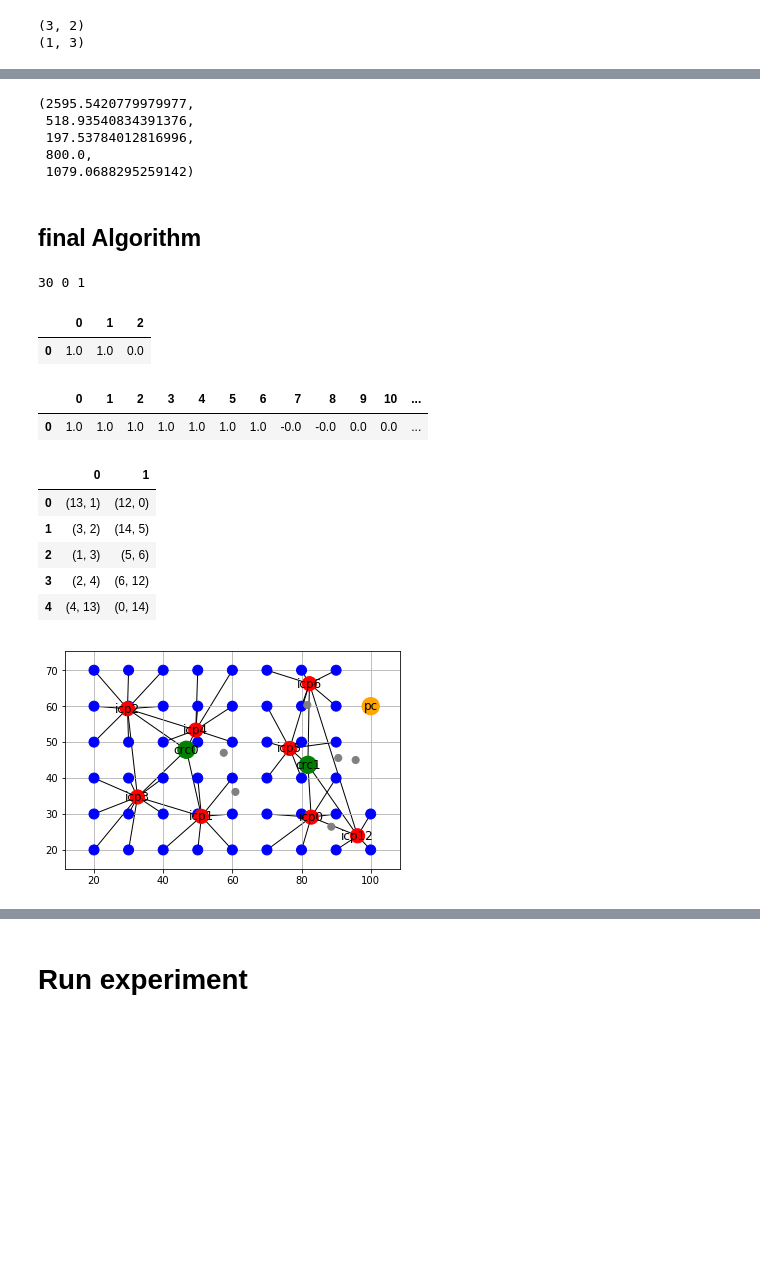
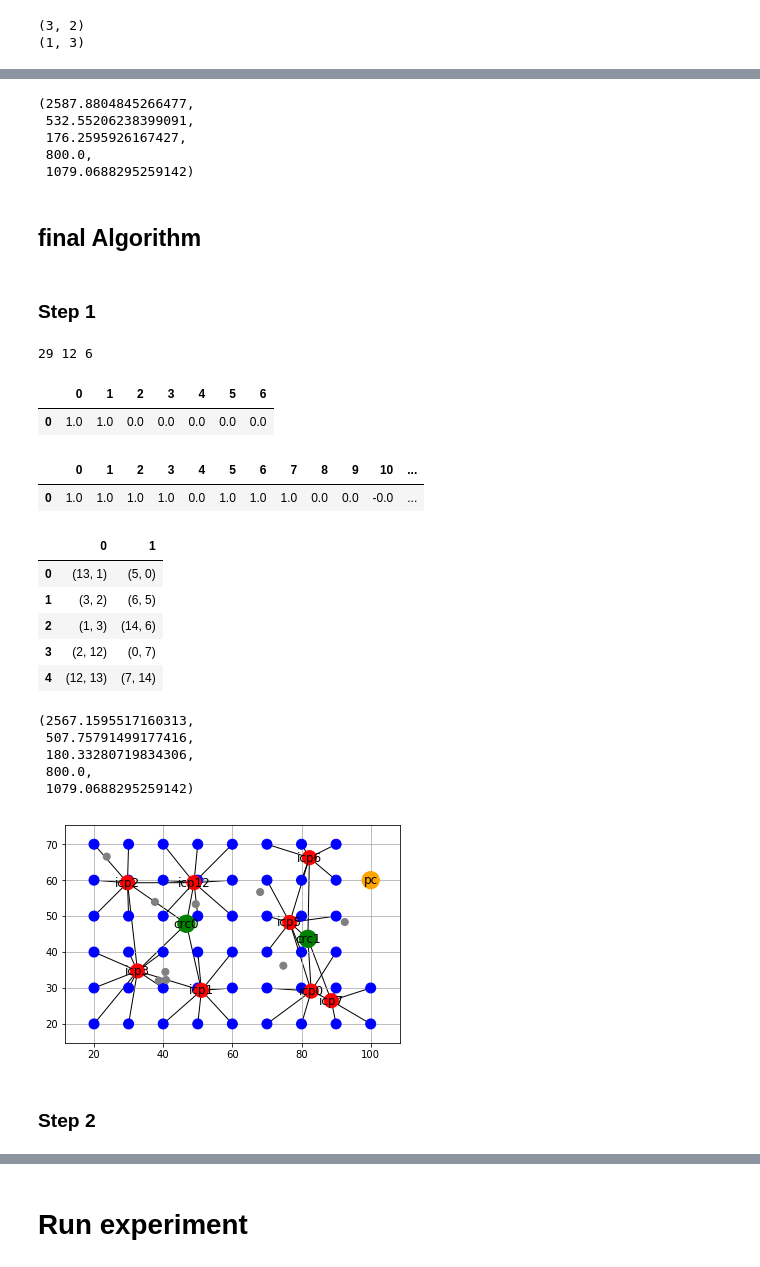
Before and after one commit to xNok/OR_location_routing_problem_study, a Jupyter notebook: NB V - Experiment 2.ipynb, the cells around one changed output, grey strips where cells are left out. Cells and saved outputs as stored; diff of their text form; code cells hidden in the pictures; blank space fills up the shorter version.

```diff
--- a/NB V - Experiment 2.ipynb
+++ b/NB V - Experiment 2.ipynb
@@ -18,7 +18,7 @@ from IPython.display import display, HTML
 The autoreload extension is already loaded. To reload it, use:
   %reload_ext autoreload
 # %%
-expid = "./exp2_run0"
+expid = "./exp2_run2"
 # %%
 if not os.path.exists(expid):
     os.makedirs(expid)
@@ -32,7 +32,7 @@ from pkg.read_problem import read_problem, extract_problem
 xy_customers, xy_icps, xy_crcs, xy_pc, q = read_problem('./datasets/original')
 # %%
 xy_icps = xy_icps + [[unif(20,100),unif(20,70)] for i in range(5)]
-xy_crcs = xy_crcs + [[unif(20,100),unif(20,70)] for i in range(1)]
+xy_crcs = xy_crcs + [[unif(20,100),unif(20,70)] for i in range(5)]
 # %%
 I,J,C,B,K,V,W,DjUc,Dcj,Dc,FCV,FCT,FCR,U = extract_problem(xy_customers, xy_icps, xy_crcs, xy_pc, q)
 # %% [markdown]
@@ -396,7 +396,7 @@ def capacity_balancing(Y,W,U,J,Q,N_icp):
     # capacity balancing
     Ycp = np.copy(Y)
     Wcp = np.copy(W)
-    while l != 0 or max_loop == 0:
+    while l != 0:
         max_loop +=-1
         j = capacity_vector(Ycp,U,J,Q)[1][0]
         i = np.argmax(np.multiply(Ycp,W)[:,j])
@@ -609,13 +629,15 @@ objective_III(new_Y,routes_swap,N_icp_swap, N_crc,
                 W,DjUc,Dc,
                 FCV,FCT,FCR)
 # %% [output]
-(2595.5420779979977,
- 518.93540834391376,
- 197.53784012816996,
+(2587.8804845266477,
+ 532.55206238399091,
+ 176.2595926167427,
  800.0,
  1079.0688295259142)
 # %% [markdown]
 ## final Algorithm
+# %% [markdown]
+### Step 1
 # %%
 best_solution = []
 # %%
@@ -690,41 +712,53 @@ for c,vc in enumerate(w_tsp):
     # Extract routes
     path = []
     for j,xj in enumerate(X):
         for i,xij in enumerate(xj):
             if xij == 1:
                 path.append((S_tsp[c][i],S_tsp[c][j]))
     routes.append(path)
 #######################################################################
 # Draw solution
 if(plots):
      draw_solution_II(I,J,C,N_crc, N_icp,
                 Y1,Y2, routes, expid,
                 G, pos, labels, colors, size)
 
 #######################################################################
 # Compute objective funtion
 obj = objective_III(new_Y,routes_swap,N_icp_swap, N_crc,
                 I,J,C,B,
                 W,DjUc,Dc,
                 FCV,FCT,FCR)
 
 best_solution = { "obj" : obj,
                   "Y1" : Y1,
                   "Y2" : Y2,
                   "N_crc" : N_crc,
                   "N_icp" : N_icp,
                   "routes" : routes}
+
+objective_III(Y1,routes,N_icp, N_crc,
+            I,J,C,B,
+            W,DjUc,Dc,
+            FCV,FCT,FCR)
 # %% [output]
-30 0 1
+29 12 6
-|  | 0 | 1 | 2 |
-| 0 | 1.0 | 1.0 | 0.0 |
+|  | 0 | 1 | 2 | 3 | 4 | 5 | 6 |
+| 0 | 1.0 | 1.0 | 0.0 | 0.0 | 0.0 | 0.0 | 0.0 |
 |  | 0 | 1 | 2 | 3 | 4 | 5 | 6 | 7 | 8 | 9 | 10 | ... |
-| 0 | 1.0 | 1.0 | 1.0 | 1.0 | 1.0 | 1.0 | 1.0 | -0.0 | -0.0 | 0.0 | 0.0 | ... |
+| 0 | 1.0 | 1.0 | 1.0 | 1.0 | 0.0 | 1.0 | 1.0 | 1.0 | 0.0 | 0.0 | -0.0 | ... |
 |  | 0 | 1 |
-| 0 | (13, 1) | (12, 0) |
-| 1 | (3, 2) | (14, 5) |
-| 2 | (1, 3) | (5, 6) |
-| 3 | (2, 4) | (6, 12) |
-| 4 | (4, 13) | (0, 14) |
+| 0 | (13, 1) | (5, 0) |
+| 1 | (3, 2) | (6, 5) |
+| 2 | (1, 3) | (14, 6) |
+| 3 | (2, 12) | (0, 7) |
+| 4 | (12, 13) | (7, 14) |
+(2567.1595517160313,
+ 507.75791499177416,
+ 180.33280719834306,
+ 800.0,
+ 1079.0688295259142)
-[figure, old version]
+[figure, new version]
+# %% [markdown]
+### Step 2
 # %%
```
Also changed, not shown: parts of 30 cells of this notebook, 22 other files.
